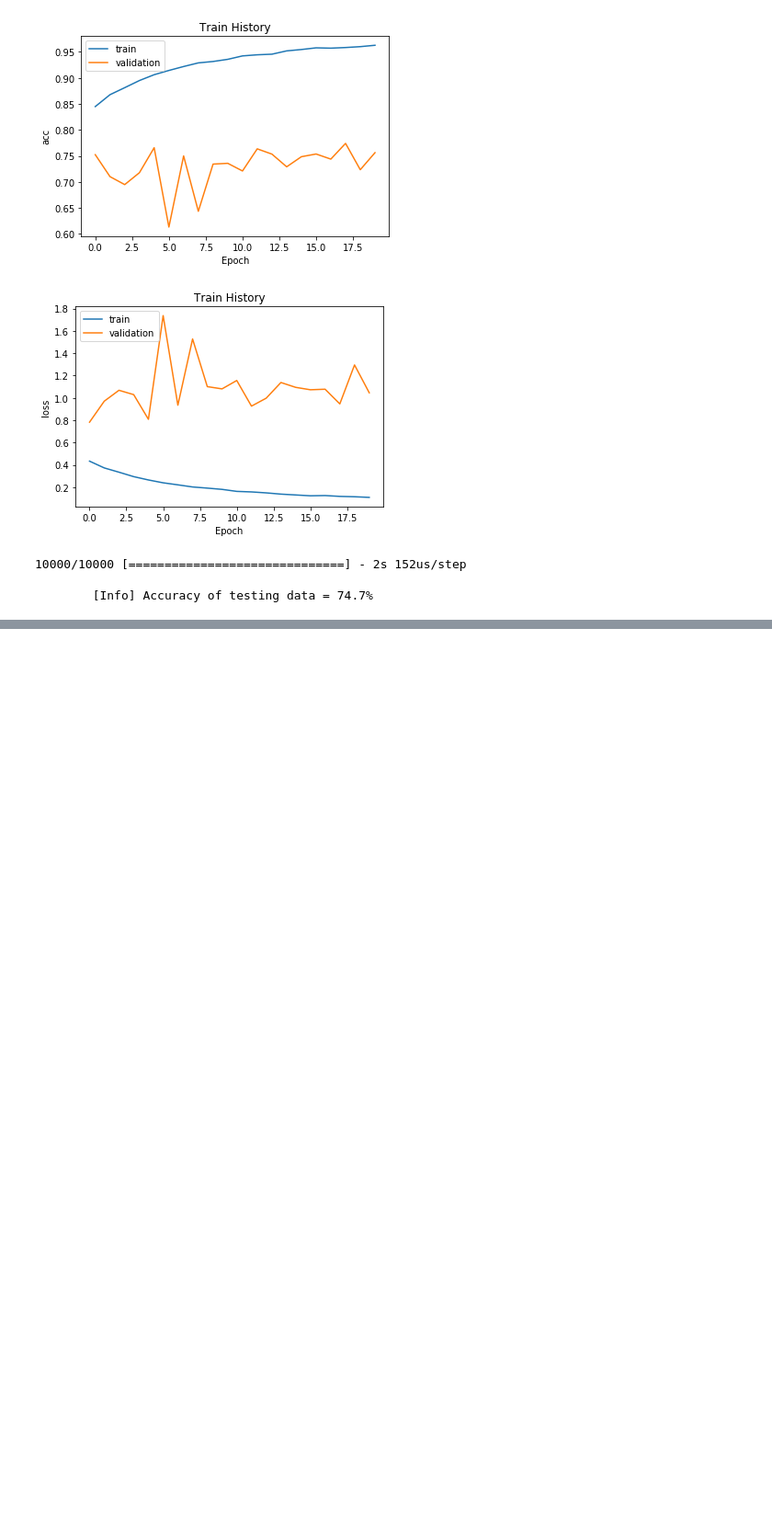
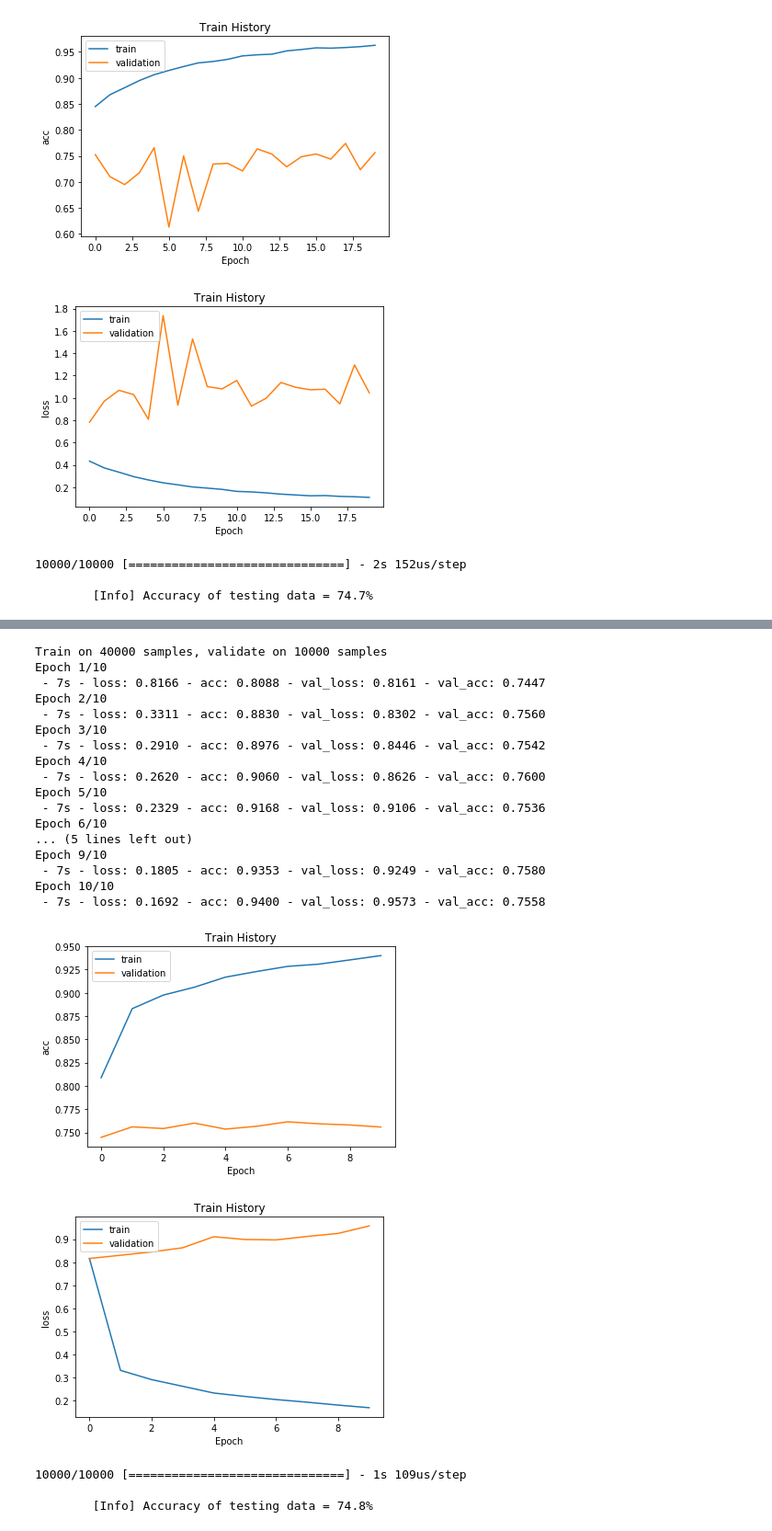
Before and after one commit to handsomekiwi/JupyterPractice, a Jupyter notebook: ML_course_HW/Y2019 HW10_1.ipynb, the cells around one changed output, grey strips where cells are left out. Shown at 92% size. Drawn from its saved outputs; the diff is of its cells as text; code cells hidden in the pictures; blank space fills up the shorter version.

```diff
--- a/ML_course_HW/Y2019 HW10_1.ipynb
+++ b/ML_course_HW/Y2019 HW10_1.ipynb
@@ -216,0 +364,32 @@ Epoch 20/20
+# %%
+model.compile(loss='categorical_crossentropy',optimizer='Adagrad',metrics=['accuracy'])
+
+train_history=model.fit(x=x_train_normalize, y=y_train_onehot, validation_split=0.2, epochs=10, batch_size=128,verbose=2)
+show_train_history(train_history, 'acc', 'val_acc')
+show_train_history(train_history, 'loss', 'val_loss')
+scores = model.evaluate(x_test_normalize, y_test_onehot)
+print()
+print("\t[Info] Accuracy of testing data = {:2.1f}%".format(scores[1]*100.0))
+# %% [output]
+Train on 40000 samples, validate on 10000 samples
+Epoch 1/10
+ - 7s - loss: 0.8166 - acc: 0.8088 - val_loss: 0.8161 - val_acc: 0.7447
+Epoch 2/10
+ - 7s - loss: 0.3311 - acc: 0.8830 - val_loss: 0.8302 - val_acc: 0.7560
+Epoch 3/10
+ - 7s - loss: 0.2910 - acc: 0.8976 - val_loss: 0.8446 - val_acc: 0.7542
+Epoch 4/10
+ - 7s - loss: 0.2620 - acc: 0.9060 - val_loss: 0.8626 - val_acc: 0.7600
+Epoch 5/10
+ - 7s - loss: 0.2329 - acc: 0.9168 - val_loss: 0.9106 - val_acc: 0.7536
+Epoch 6/10
+... (5 lines left out)
+Epoch 9/10
+ - 7s - loss: 0.1805 - acc: 0.9353 - val_loss: 0.9249 - val_acc: 0.7580
+Epoch 10/10
+ - 7s - loss: 0.1692 - acc: 0.9400 - val_loss: 0.9573 - val_acc: 0.7558
+[figure, added]
+[figure, added]
+10000/10000 [==============================] - 1s 109us/step
+
+        [Info] Accuracy of testing data = 74.8%
```
Also changed, not shown: parts of 7 cells of this notebook.
